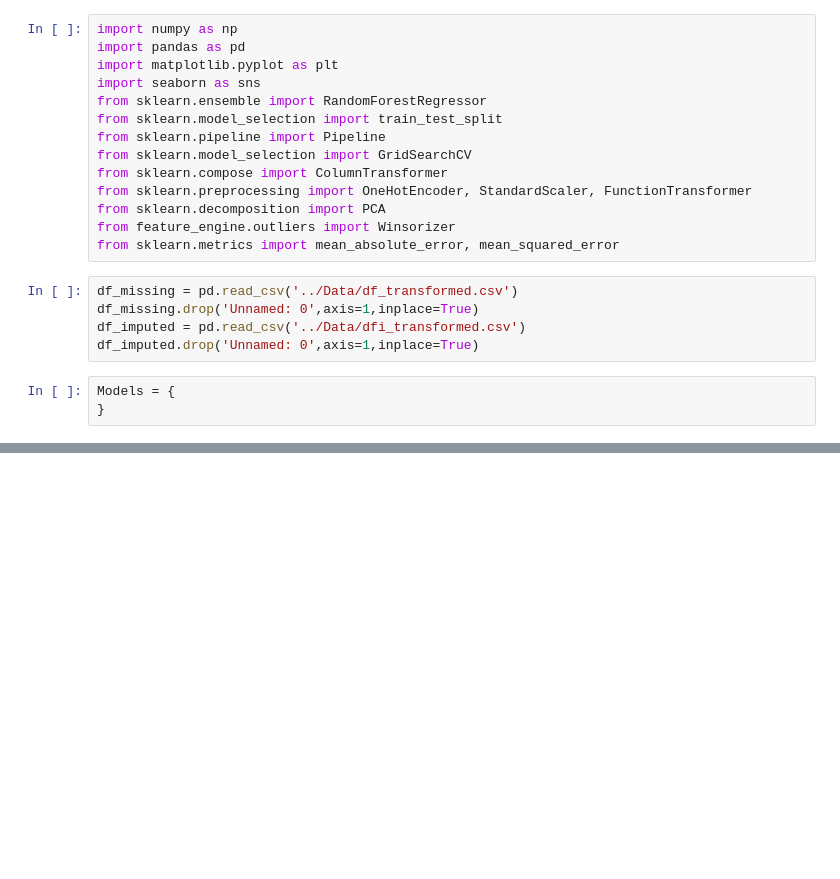
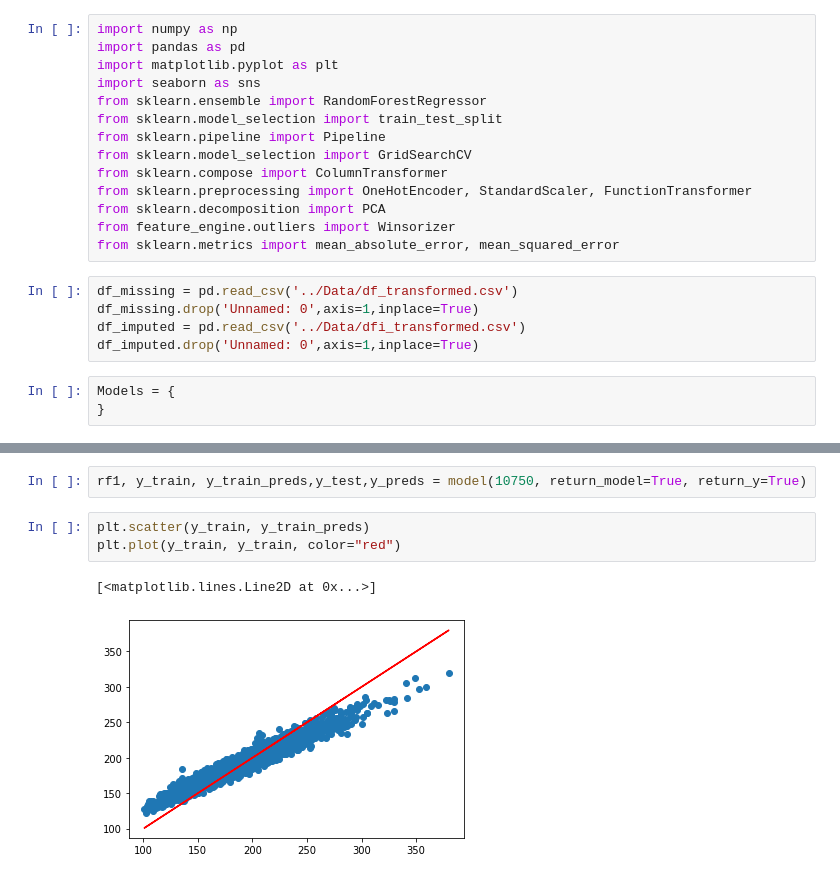
Before and after one commit to mathisme/ThinkfulDSFinalCapstone, a Jupyter notebook: notebooks/RandomForests.ipynb, the cells around one changed output, grey strips where cells are left out. Saved outputs shown, nothing was run; the diff lists cells and outputs as text; blank space fills up the shorter version.

```diff
--- a/notebooks/RandomForests.ipynb
+++ b/notebooks/RandomForests.ipynb
@@ -253,0 +255,8 @@ models.sort_values(by='adjusted r2',ascending=False).head(10).transpose(copy=Tru
+# %%
+rf1, y_train, y_train_preds,y_test,y_preds = model(10750, return_model=True, return_y=True)
+# %%
+plt.scatter(y_train, y_train_preds)
+plt.plot(y_train, y_train, color="red")
+# %% [output]
+[<matplotlib.lines.Line2D at 0x...>]
+[figure, added]
```
Also changed, not shown: parts of 6 cells of this notebook, 1 other file.
